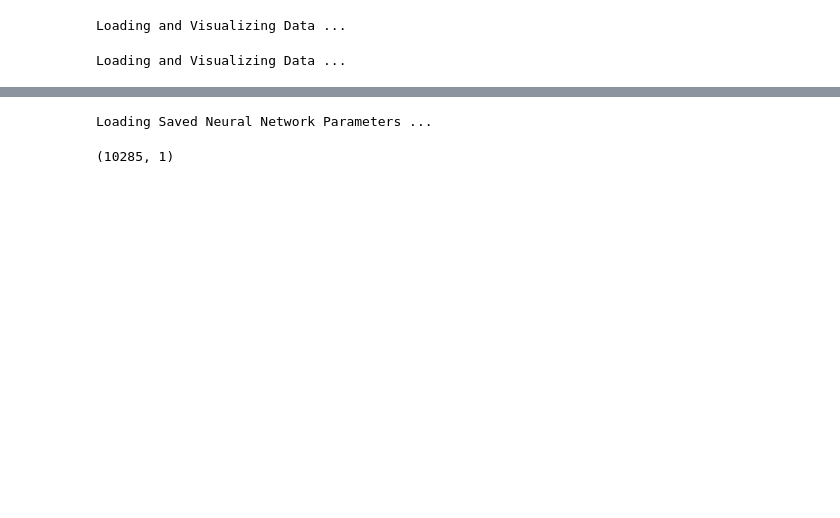
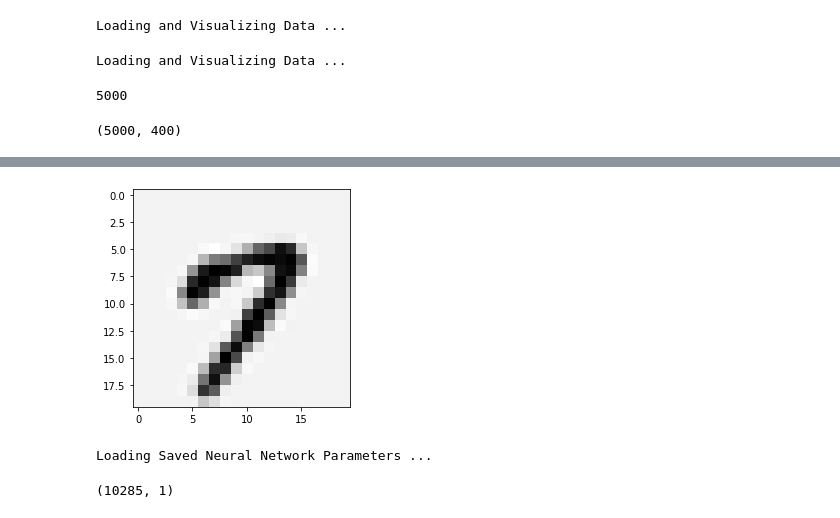
Before and after one commit to hernandezhdd/Machine-Learning-Stanford, a Jupyter notebook: ex4_py/ex4_py.ipynb, the cells around one changed output, grey strips where cells are left out. Cells and saved outputs as stored; diff of their text form; code cells hidden in the pictures; blank space fills up the shorter version.

```diff
--- a/ex4_py/ex4_py.ipynb
+++ b/ex4_py/ex4_py.ipynb
@@ -41,12 +57,22 @@ X = ex4data1['X']
 y = ex4data1['y']
 
 m = X.shape[0]
+m
 # %% [output]
 Loading and Visualizing Data ...
+5000
+# %%
+X.shape
+# %% [output]
+(5000, 400)
 # %%
 # % Randomly select 100 data points to display
-sel = randperm(size(X, 1));
-sel = sel(1:100);
+# sel = randperm(size(X, 1));
+# sel = sel[1:100];
 
-displayData(X(sel, :));
+# displayData(X[sel, :]);
+
+import matplotlib.pyplot as plt
+plt.imshow(-X[3500,:].reshape(20,20).T, cmap=plt.get_cmap('gray'))
+plt.show()
 # %% [output]
@@ -54,3 +79,4 @@ SyntaxError: invalid syntax (Temp/ipykernel_7064/1033367891.py, line 3)
+[figure, added]
 # %%
 # %% ================ Part 2: Loading Parameters ================
 # % In this part of the exercise, we load some pre-initialized
```
Also changed, not shown: parts of 12 cells of this notebook.
